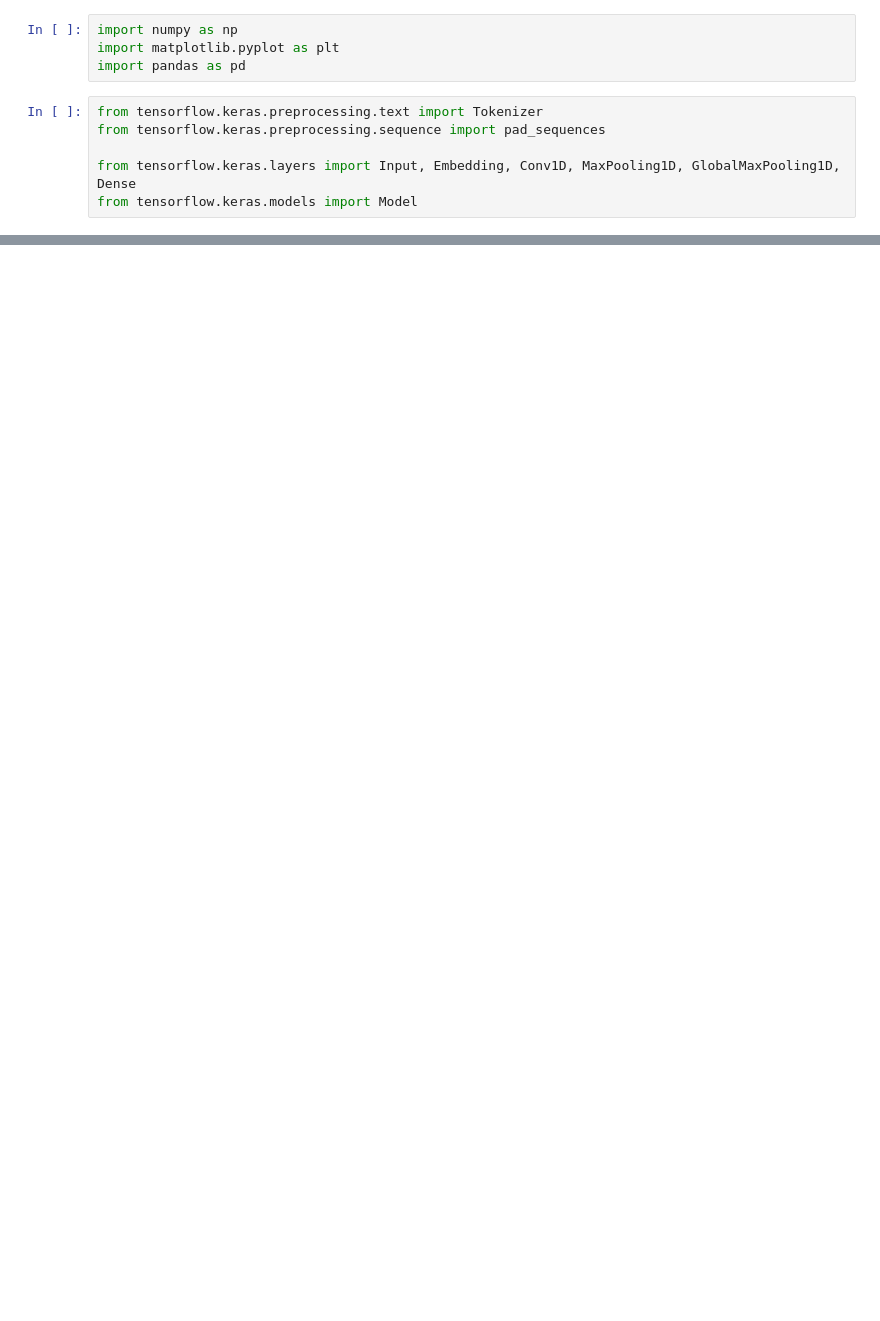
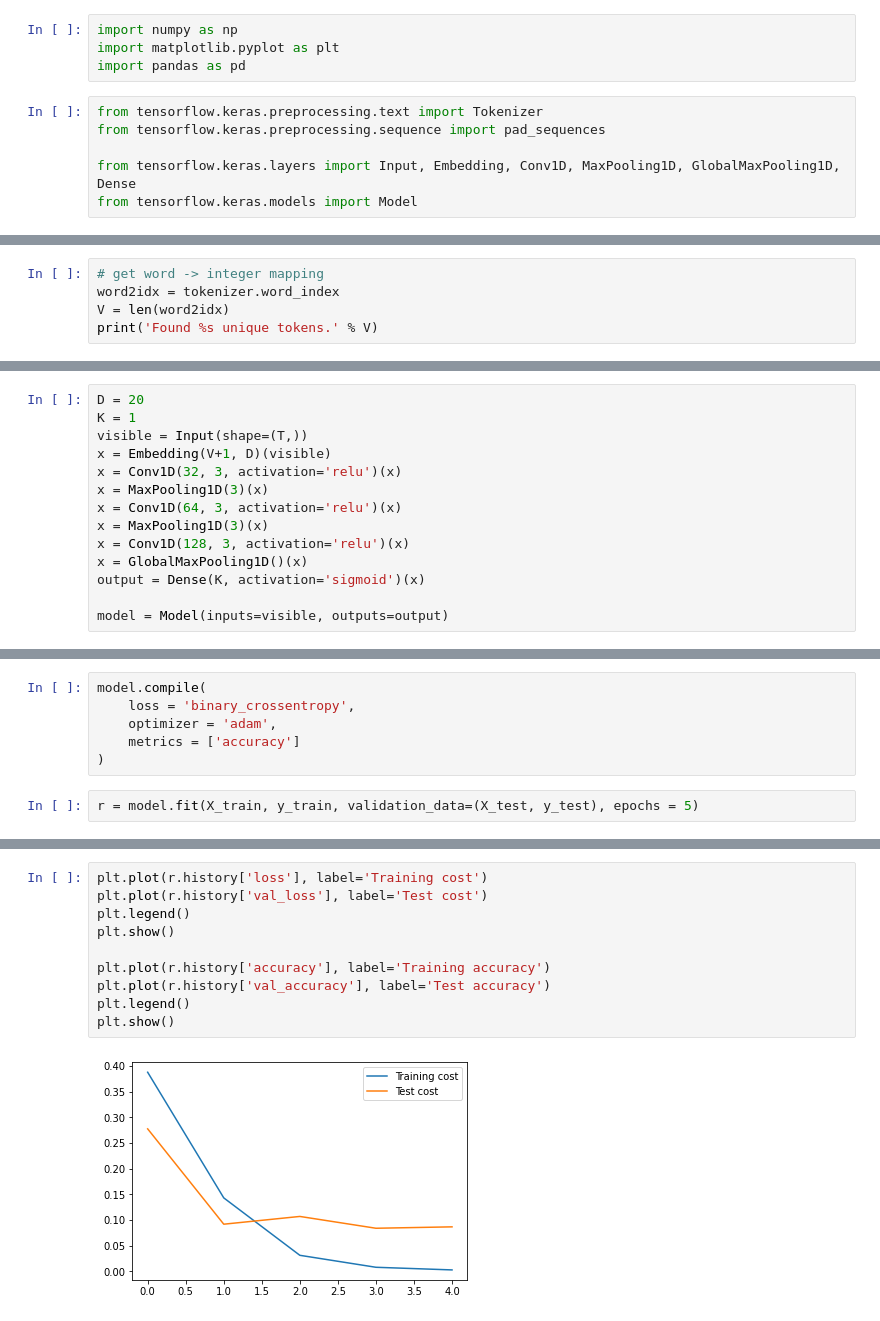
Before and after one commit to YasirHabib/Tensorflow-2.0-Deep-Learning-and-Artificial-Intelligence, a Jupyter notebook: text_classification_CNN.ipynb, the cells around one changed output, grey strips where cells are left out. Drawn from its saved outputs; the diff is of its cells as text; blank space fills up the shorter version.

Commit message:
Model created, compiled & fit, plotting added in the end

```diff
--- a/text_classification_CNN.ipynb
+++ b/text_classification_CNN.ipynb
@@ -23,0 +64,5 @@ spam.csv            100%[===================>] 491.86K   684KB/s    in 0.7s
+# %%
+# get word -> integer mapping
+word2idx = tokenizer.word_index
+V = len(word2idx)
+print('Found %s unique tokens.' % V)
@@ -23,0 +71,14 @@ spam.csv            100%[===================>] 491.86K   684KB/s    in 0.7s
+# %%
+D = 20
+K = 1
+visible = Input(shape=(T,))
+x = Embedding(V+1, D)(visible)
+x = Conv1D(32, 3, activation='relu')(x)
+x = MaxPooling1D(3)(x)
+x = Conv1D(64, 3, activation='relu')(x)
+x = MaxPooling1D(3)(x)
+x = Conv1D(128, 3, activation='relu')(x)
+x = GlobalMaxPooling1D()(x)
+output = Dense(K, activation='sigmoid')(x)
+
+model = Model(inputs=visible, outputs=output)
@@ -23,0 +105,8 @@ spam.csv            100%[===================>] 491.86K   684KB/s    in 0.7s
+# %%
+model.compile(
+    loss = 'binary_crossentropy',
+    optimizer = 'adam',
+    metrics = ['accuracy']
+)
+# %%
+r = model.fit(X_train, y_train, validation_data=(X_test, y_test), epochs = 5)
@@ -23,0 +124,12 @@ spam.csv            100%[===================>] 491.86K   684KB/s    in 0.7s
+# %%
+plt.plot(r.history['loss'], label='Training cost')
+plt.plot(r.history['val_loss'], label='Test cost')
+plt.legend()
+plt.show()
+
+plt.plot(r.history['accuracy'], label='Training accuracy')
+plt.plot(r.history['val_accuracy'], label='Test accuracy')
+plt.legend()
+plt.show()
+# %% [output]
+[figure, added]
```
Also changed, not shown: parts of 10 cells of this notebook.
